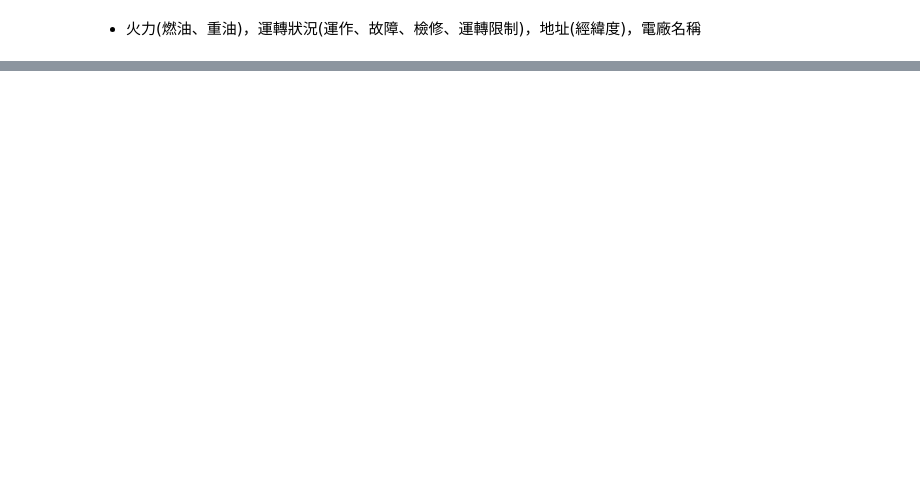
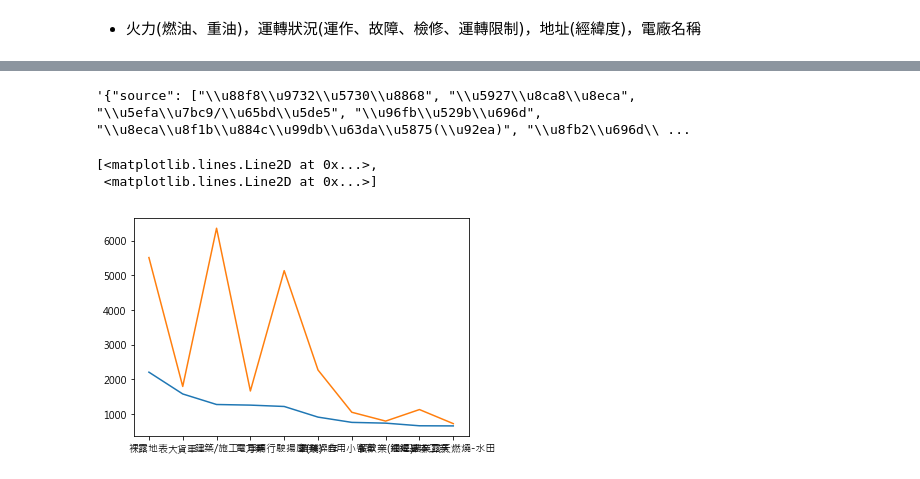
Before and after one commit to splasky/flask_web_service, a Jupyter notebook: PM25.ipynb, the cells around one changed output, grey strips where cells are left out. Saved outputs shown, nothing was run; the diff lists cells and outputs as text; code cells hidden in the pictures; blank space fills up the shorter version.

```diff
--- a/PM25.ipynb
+++ b/PM25.ipynb
@@ -124,0 +381,15 @@ json.dumps(PM25points)
+# %%
+east=local_pollution[local_pollution['area']=='中部空品區']
+east=east[["PM10_EMI","PM2.5_EMI","comp_kind"]]
+import numpy as np
+east=east.replace("***",np.nan).replace("",np.nan)
+east = east[pd.notnull(east['comp_kind'])]
+# %%
+east= east[pd.notnull(east['PM2.5_EMI'])]
+east= east[pd.notnull(east['PM10_EMI'])]
+east["PM10_EMI"]=pd.to_numeric(east["PM10_EMI"])
+east["PM2.5_EMI"]=pd.to_numeric(east["PM2.5_EMI"])
+# %%
+east=east.groupby('comp_kind').sum()
+# %%
+large = east.nlargest(10,"PM2.5_EMI")
@@ -124,0 +398,18 @@ json.dumps(PM25points)
+# %%
+json.dumps({
+        "source":list(large.index.get_values()),
+        "PM2.5":list(large["PM2.5_EMI"]),
+        "PM10":list(large["PM10_EMI"])
+    })
+# %% [output]
+'{"source": ["\\u88f8\\u9732\\u5730\\u8868", "\\u5927\\u8ca8\\u8eca", "\\u5efa\\u7bc9/\\u65bd\\u5de5", "\\u96fb\\u529b\\u696d", "\\u8eca\\u8f1b\\u884c\\u99db\\u63da\\u5875(\\u92ea)", "\\u8fb2\\u696d\\ ...
+# %%
+%matplotlib inline
+import matplotlib.pyplot as plt
+plt.rcParams['font.sans-serif'] = ['Microsoft JhengHei']
+plt.rcParams['axes.unicode_minus'] = False
+plt.plot(large.index.get_values(),large["PM2.5_EMI"],large.index.get_values(),large["PM10_EMI"])
+# %% [output]
+[<matplotlib.lines.Line2D at 0x...>,
+ <matplotlib.lines.Line2D at 0x...>]
+[figure, added]
```
Also changed, not shown: parts of 31 cells of this notebook.
